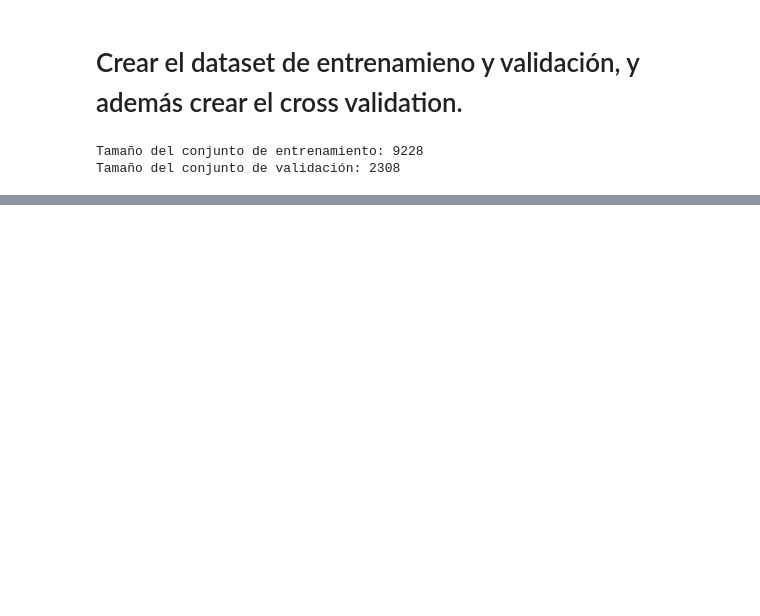
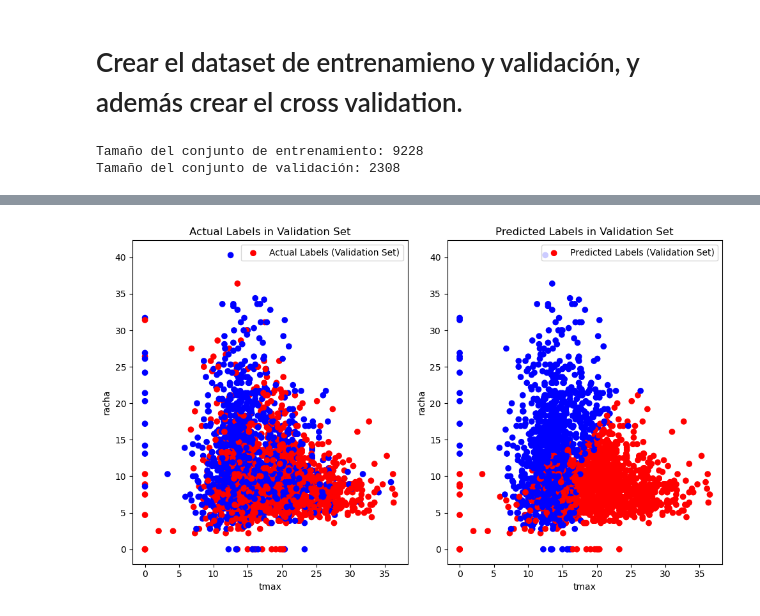
Before and after one commit to Geronimo-Basso/artificial-intelligence-data-analysis, a Jupyter notebook: practica-2/practica-2-naive-bayes.ipynb, the cells around one changed output, grey strips where cells are left out. Drawn from its saved outputs; the diff is of its cells as text; code cells hidden in the pictures; blank space fills up the shorter version.

```diff
--- a/practica-2/practica-2-naive-bayes.ipynb
+++ b/practica-2/practica-2-naive-bayes.ipynb
@@ -140,0 +235,30 @@ Precisión: 0.6675335934113568
+# %%
+# Predecir las etiquetas para el conjunto de validación
+y_pred_val = best_nb_model.predict(X_val)
+
+# Crear un DataFrame con las características y las etiquetas reales y predichas en el conjunto de validación
+df_val_predictions = X_val.copy()
+df_val_predictions['Actual Label'] = y_val
+df_val_predictions['Predicted Label'] = y_pred_val
+
+# Graficar los valores reales y predichos en el conjunto de validación
+plt.figure(figsize=(10, 6))
+
+plt.subplot(1, 2, 1)
+plt.scatter(X_val['tmax'], X_val['racha'], c=y_val.map({'NO': 'red', 'YES': 'blue'}), label='Actual Labels (Validation Set)')
+plt.title('Actual Labels in Validation Set')
+plt.xlabel('tmax')
+plt.ylabel('racha')
+plt.legend()
+
+plt.subplot(1, 2, 2)
+plt.scatter(df_val_predictions['tmax'], df_val_predictions['racha'], c=df_val_predictions['Predicted Label'].map({'NO': 'red', 'YES': 'blue'}), label='Predicted Labels (Validation Set)')
+plt.title('Predicted Labels in Validation Set')
+plt.xlabel('tmax')
+plt.ylabel('racha')
+plt.legend()
+
+plt.tight_layout()
+plt.show()
+# %% [output]
+[figure, added]
```
Also changed, not shown: parts of 19 cells of this notebook, 3 other files.
